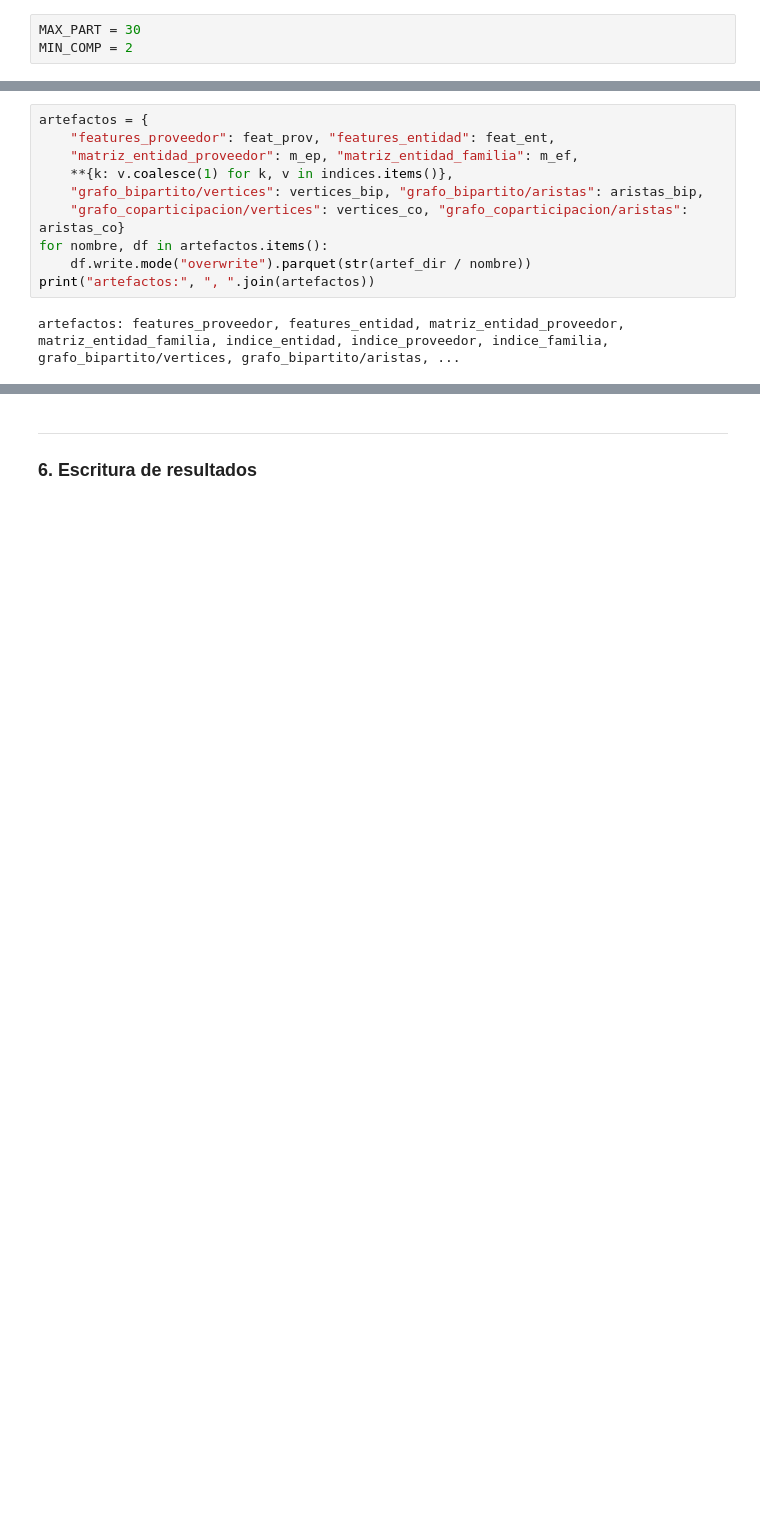
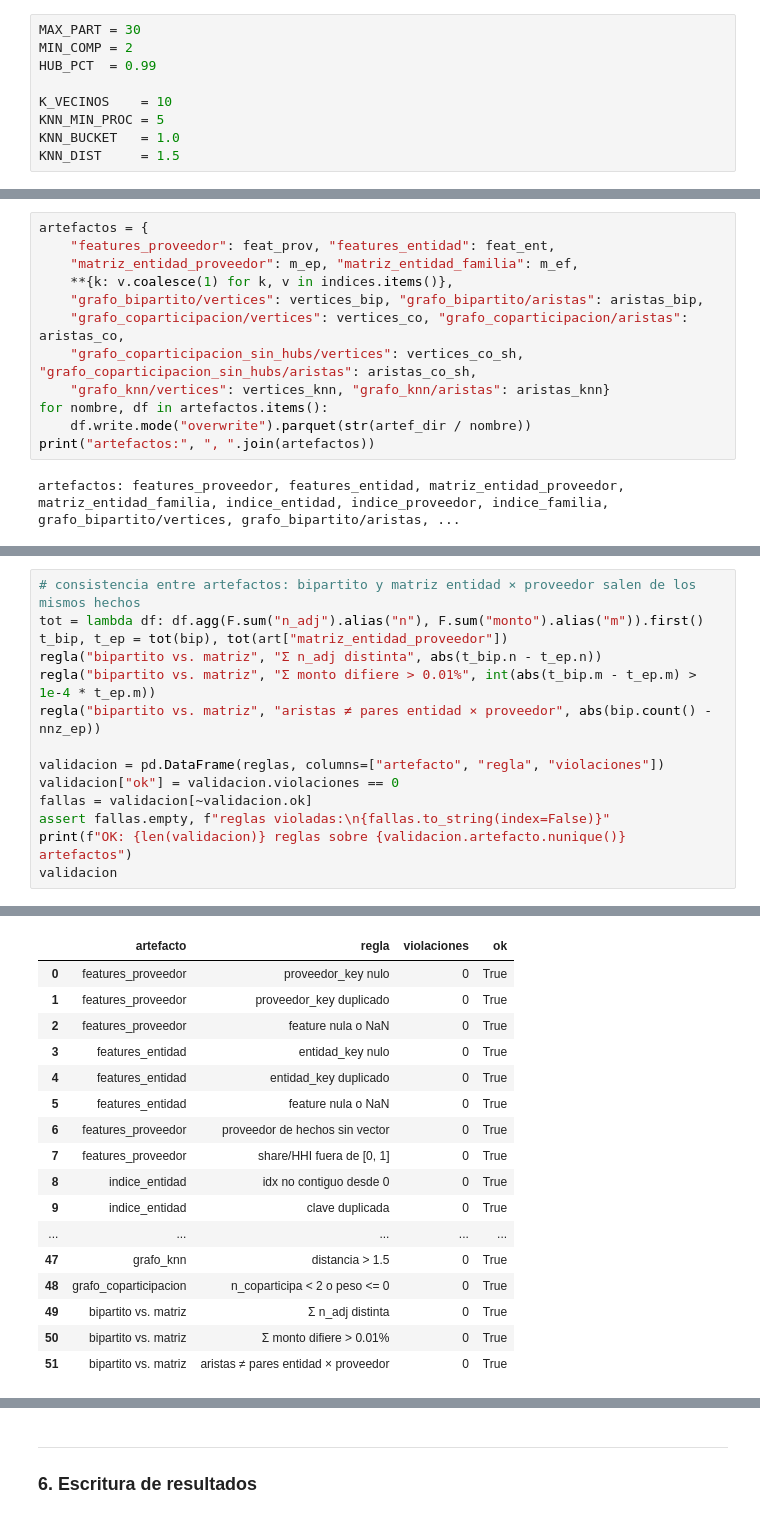
Before and after one commit to paolovasquezg/dm-proj2, a Jupyter notebook: 01_Trans/c_uso.ipynb, the cells around one changed output, grey strips where cells are left out. Saved outputs shown, nothing was run; the diff lists cells and outputs as text; blank space fills up the shorter version.

```diff
--- a/01_Trans/c_uso.ipynb
+++ b/01_Trans/c_uso.ipynb
@@ -14,6 +17,12 @@ interacción** y **grafos**), se explica para qué sirve cada uno y cómo el par
 # %%
 MAX_PART = 30
 MIN_COMP = 2
+HUB_PCT  = 0.99
+
+K_VECINOS    = 10
+KNN_MIN_PROC = 5
+KNN_BUCKET   = 1.0
+KNN_DIST     = 1.5
 # %% [markdown]
 ### Utilidades
 # %%
@@ -337,7 +469,9 @@ artefactos = {
     "matriz_entidad_proveedor": m_ep, "matriz_entidad_familia": m_ef,
     **{k: v.coalesce(1) for k, v in indices.items()},
     "grafo_bipartito/vertices": vertices_bip, "grafo_bipartito/aristas": aristas_bip,
-    "grafo_coparticipacion/vertices": vertices_co, "grafo_coparticipacion/aristas": aristas_co}
+    "grafo_coparticipacion/vertices": vertices_co, "grafo_coparticipacion/aristas": aristas_co,
+    "grafo_coparticipacion_sin_hubs/vertices": vertices_co_sh, "grafo_coparticipacion_sin_hubs/aristas": aristas_co_sh,
+    "grafo_knn/vertices": vertices_knn, "grafo_knn/aristas": aristas_knn}
 for nombre, df in artefactos.items():
     df.write.mode("overwrite").parquet(str(artef_dir / nombre))
 print("artefactos:", ", ".join(artefactos))
@@ -355,0 +558,15 @@ artefactos: features_proveedor, features_entidad, matriz_entidad_proveedor, matr
+# %%
+# consistencia entre artefactos: bipartito y matriz entidad × proveedor salen de los mismos hechos
+tot = lambda df: df.agg(F.sum("n_adj").alias("n"), F.sum("monto").alias("m")).first()
+t_bip, t_ep = tot(bip), tot(art["matriz_entidad_proveedor"])
+regla("bipartito vs. matriz", "Σ n_adj distinta", abs(t_bip.n - t_ep.n))
+regla("bipartito vs. matriz", "Σ monto difiere > 0.01%", int(abs(t_bip.m - t_ep.m) > 1e-4 * t_ep.m))
+regla("bipartito vs. matriz", "aristas ≠ pares entidad × proveedor", abs(bip.count() - nnz_ep))
+
+validacion = pd.DataFrame(reglas, columns=["artefacto", "regla", "violaciones"])
+validacion["ok"] = validacion.violaciones == 0
+fallas = validacion[~validacion.ok]
+assert fallas.empty, f"reglas violadas:\n{fallas.to_string(index=False)}"
+print(f"OK: {len(validacion)} reglas sobre {validacion.artefacto.nunique()} artefactos")
+validacion
+# %% [output]
@@ -355,0 +574,17 @@ artefactos: features_proveedor, features_entidad, matriz_entidad_proveedor, matr
+|  | artefacto | regla | violaciones | ok |
+| 0 | features_proveedor | proveedor_key nulo | 0 | True |
+| 1 | features_proveedor | proveedor_key duplicado | 0 | True |
+| 2 | features_proveedor | feature nula o NaN | 0 | True |
+| 3 | features_entidad | entidad_key nulo | 0 | True |
+| 4 | features_entidad | entidad_key duplicado | 0 | True |
+| 5 | features_entidad | feature nula o NaN | 0 | True |
+| 6 | features_proveedor | proveedor de hechos sin vector | 0 | True |
+| 7 | features_proveedor | share/HHI fuera de [0, 1] | 0 | True |
+| 8 | indice_entidad | idx no contiguo desde 0 | 0 | True |
+| 9 | indice_entidad | clave duplicada | 0 | True |
+| ... | ... | ... | ... | ... |
+| 47 | grafo_knn | distancia > 1.5 | 0 | True |
+| 48 | grafo_coparticipacion | n_coparticipa < 2 o peso <= 0 | 0 | True |
+| 49 | bipartito vs. matriz | Σ n_adj distinta | 0 | True |
+| 50 | bipartito vs. matriz | Σ monto difiere > 0.01% | 0 | True |
+| 51 | bipartito vs. matriz | aristas ≠ pares entidad × proveedor | 0 | True |
```
Also changed, not shown: parts of 33 cells of this notebook, 6 other files.
